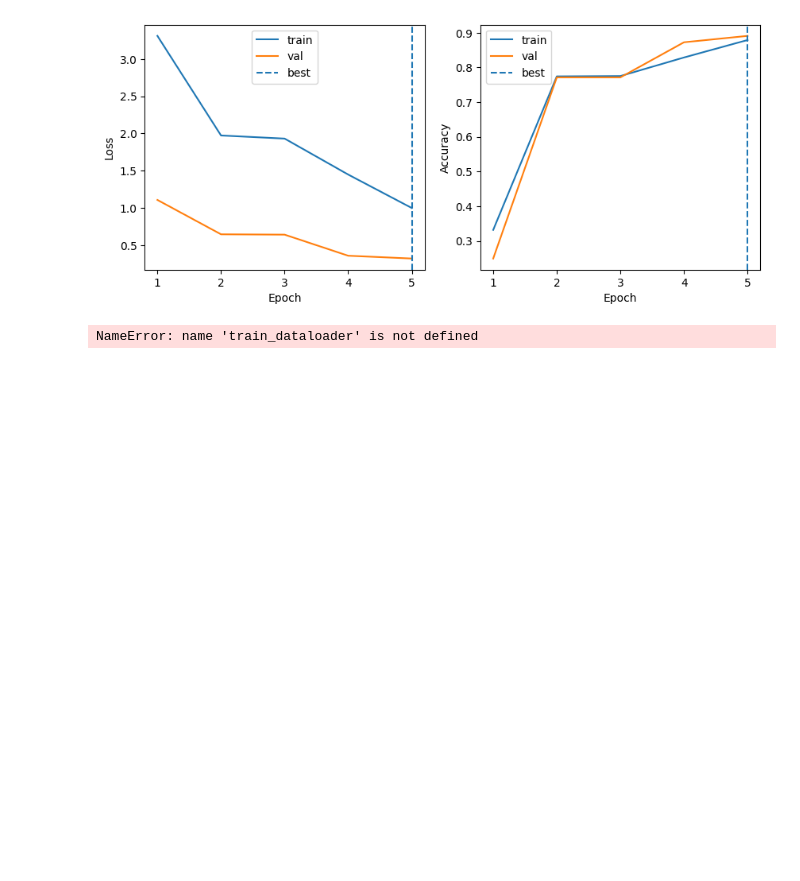
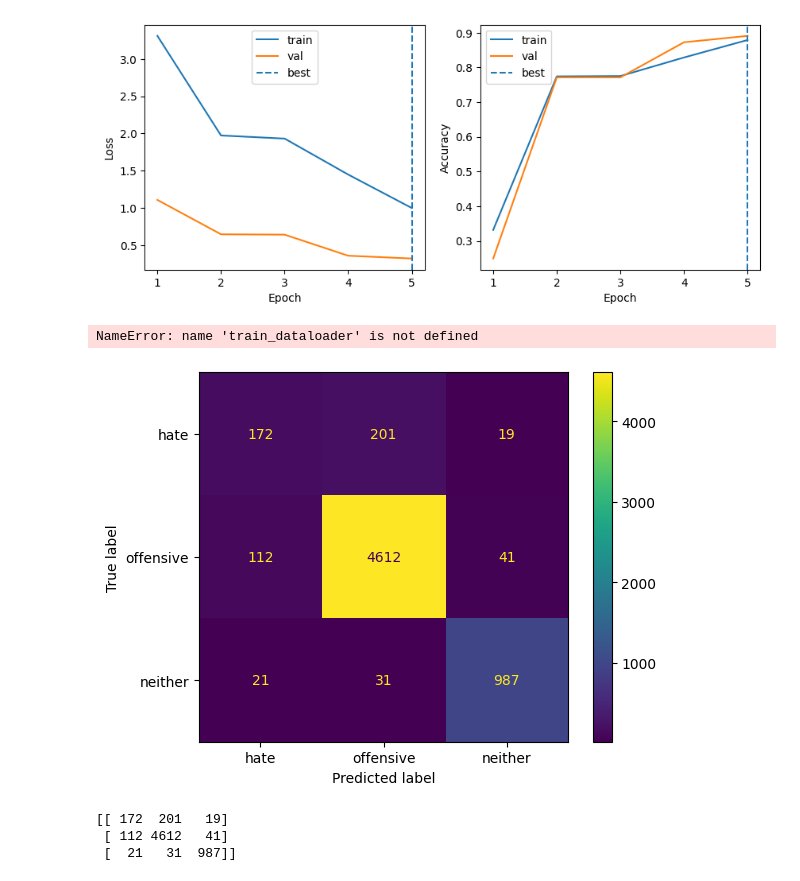
Before and after one commit to giterdelextreme/EE-559, a Jupyter notebook: MEGA_Tweet.ipynb, the cells around one changed output. Saved outputs shown, nothing was run; the diff lists cells and outputs as text; code cells hidden in the pictures; blank space fills up the shorter version.

Commit message:
confusion + model pour matrix

```diff
--- a/MEGA_Tweet.ipynb
+++ b/MEGA_Tweet.ipynb
@@ -180,11 +189,7 @@ def custom_loss(input, target, lam):
 
     return loss
 # %%
-from tqdm.auto import tqdm
-import evaluate
-import matplotlib.pyplot as plt
-from transformers import get_scheduler
-from torch.optim import AdamW
+
 
 def train_epoch(model, train_dataloader, optimizer, lr_scheduler, criterion, lam):
     progress_bar = tqdm(range(len(train_dataloader)))
@@ -202,7 +207,9 @@ def train_epoch(model, train_dataloader, optimizer, lr_scheduler, criterion, lam
         with torch.no_grad():
             _, preds = torch.max(outputs.logits, 1)
 
-        loss = criterion(outputs.logits, y, lam)
+        #loss = criterion(outputs.logits, y, lam)
+        criterion = torch.nn.CrossEntropyLoss()
+        loss = criterion(outputs.logits, y)
 
         loss.backward()
         optimizer.step()
@@ -234,7 +241,9 @@ def eval(model, test_dataloader, criterion, lam):
             outputs = model(input, attention_mask=mask)
 
         logits = outputs.logits
-        loss = criterion(outputs.logits, y, lam)
+        #loss = criterion(outputs.logits, y, lam)
+        criterion = torch.nn.CrossEntropyLoss()
+        loss = criterion(outputs.logits, y)
 
         predictions = torch.argmax(logits, dim=-1)
 
@@ -303,13 +312,13 @@ def train(model,
 
 
 
-num_epochs = 30
+num_epochs = 2
 optimizer = AdamW(model.parameters(), lr=5e-5)
 # feel free to experiment with different num_warmup_steps
 lr_scheduler = get_scheduler(
     name="linear", optimizer=optimizer, num_warmup_steps=1, num_training_steps=num_epochs*len(train_dataloader)
 )
-criterion = custom_loss
+criterion = torch.nn.CrossEntropyLoss()
 lam = 5
 train_acc, val_acc, train_losses, val_losses, best_epoch, best_model = train(model, train_dataloader, test_dataloader, optimizer, lr_scheduler, criterion, lam, num_epochs=num_epochs, patience=3)
 # %% [output]
@@ -384,3 +392,55 @@ for numb, scheduler in enumerate(lr_scheduler):
         all_val_losses.append(val_losses)
 # %% [output]
 NameError: name 'train_dataloader' is not defined
+# %%
+from sklearn.metrics import ConfusionMatrixDisplay
+model.load_state_dict(torch.load('model_0.pth',map_location=torch.device('cpu')))
+
+def eval_tesl(model, test_dataloader):
+    progress_bar = tqdm(range(len(test_dataloader)))
+    metric = evaluate.load("accuracy")
+    confusion_metric = evaluate.load("confusion_matrix")
+    model.eval()
+
+    epoch_loss = 0
+    for batch in test_dataloader:
+        input = batch["input_ids"]
+        mask = batch["attention_mask"]
+        y = batch["class"]
+
+        with torch.no_grad():
+            outputs = model(input, attention_mask=mask)
+
+        logits = outputs.logits
+        #print(logits)
+        #loss = criterion(outputs.logits, y, lam)
+        criterion = torch.nn.CrossEntropyLoss()
+        loss = criterion(outputs.logits, y)
+
+        predictions = torch.argmax(logits, dim=-1)
+        if torch.all(predictions-1):
+            print("NICE PRED")
+        #print("Predictions:", predictions)
+        #print("Labels:", y)
+
+        metric.add_batch(predictions=predictions, references=y)
+        confusion_metric.add_batch(predictions=predictions, references=y)
+
+        epoch_loss += loss.item()
+        progress_bar.update(1)
+
+    epoch_loss /= len(test_dataloader)
+    accuracy = metric.compute()['accuracy']
+    confusion_metric = confusion_metric.compute()["confusion_matrix"]
+    disp = ConfusionMatrixDisplay(confusion_matrix=confusion_metric, display_labels=('hate','offensive','neither'))
+    disp.plot()
+    plt.show()
+    print(confusion_metric)
+    return epoch_loss, accuracy
+
+_,_ = eval_tesl(model, test_dataloader)
+# %% [output]
+[figure, added]
+[[ 172  201   19]
+ [ 112 4612   41]
+ [  21   31  987]]
```
Also changed, not shown: parts of 3 cells of this notebook, 2 other files.
